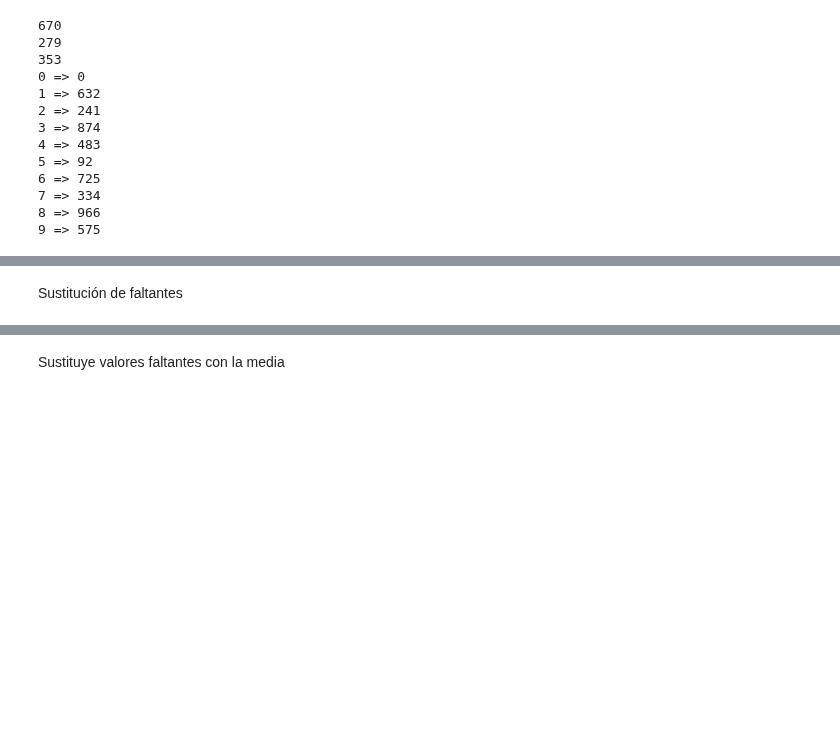
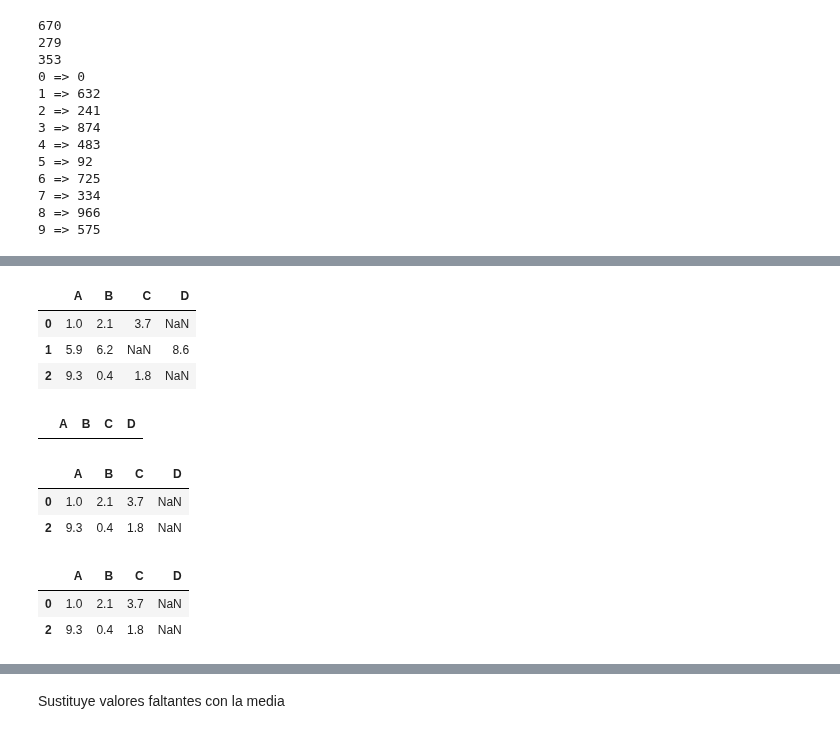
Before and after one commit to emilianodesu/LCD-5Sem-2025-1, a Jupyter notebook: PPCD/Reduccion de datos/06Sep.ipynb, the cells around one changed output, grey strips where cells are left out. Drawn from its saved outputs; the diff is of its cells as text; code cells hidden in the pictures; blank space fills up the shorter version.

```diff
--- a/PPCD/Reduccion de datos/06Sep.ipynb
+++ b/PPCD/Reduccion de datos/06Sep.ipynb
@@ -129,2 +147,0 @@ df.dropna(axis=0) # Por fila
-# %% [markdown]
-Sustitución de faltantes
@@ -133,0 +148,23 @@ import numpy as np
+# %%
+df.dropna(how='all') # Elimina las muestras en las que todas sus columnas son NaN
+# %% [output]
+|  | A | B | C | D |
+| 0 | 1.0 | 2.1 | 3.7 | NaN |
+| 1 | 5.9 | 6.2 | NaN | 8.6 |
+| 2 | 9.3 | 0.4 | 1.8 | NaN |
+# %%
+df.dropna(thresh=4) # Elimina las muestras que tengan menos de 4 valores no NaN
+# %% [output]
+|  | A | B | C | D |
+# %%
+df.dropna(subset=['C']) # Elimina las muestras que tengan NaN en la columna C
+# %% [output]
+|  | A | B | C | D |
+| 0 | 1.0 | 2.1 | 3.7 | NaN |
+| 2 | 9.3 | 0.4 | 1.8 | NaN |
+# %%
+df.dropna(subset=['A','C'])
+# %% [output]
+|  | A | B | C | D |
+| 0 | 1.0 | 2.1 | 3.7 | NaN |
+| 2 | 9.3 | 0.4 | 1.8 | NaN |
```
Also changed, not shown: parts of 20 cells of this notebook, 2 other files.
